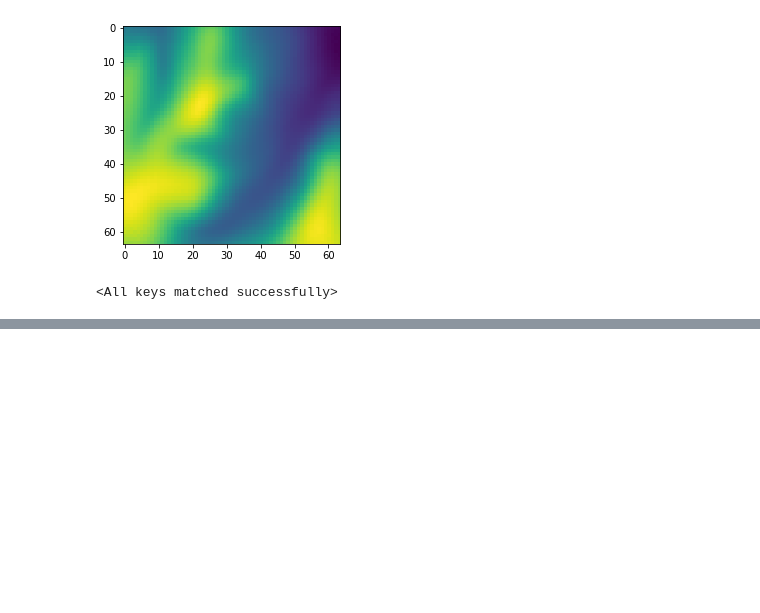
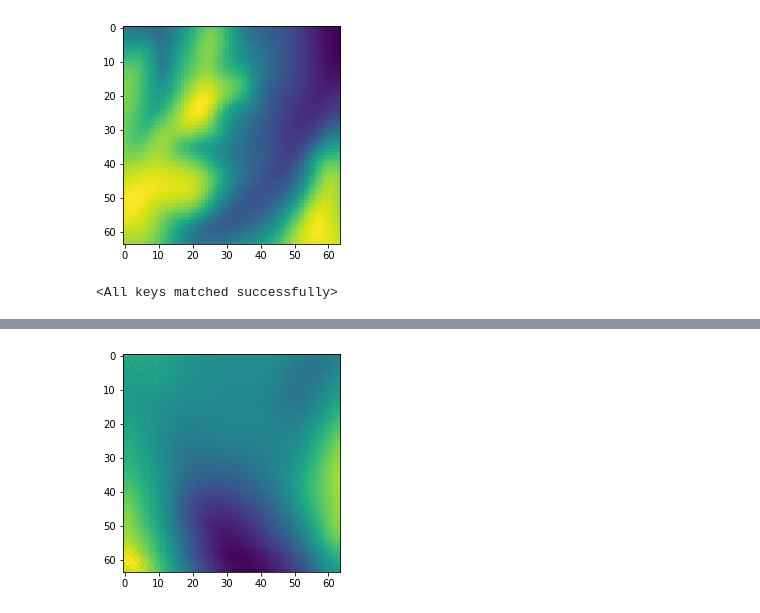
Before and after one commit to nikitakuchur/landscape-generator, a Jupyter notebook: variational_autoencoder.ipynb, the cells around one changed output, grey strips where cells are left out. Cells and saved outputs as stored; diff of their text form; code cells hidden in the pictures; blank space fills up the shorter version.

```diff
--- a/variational_autoencoder.ipynb
+++ b/variational_autoencoder.ipynb
@@ -243,0 +274,11 @@ plt.show()
+# %%
+part2 = out2[0][0][0:32, 0:32]
+t2 = F.interpolate(part2.view(1, 1, 32, 32), 64)
+
+out_part2 = vae(t2)
+plt.imshow(out_part2[0].view(64, 64).cpu().detach().numpy())
+plt.show()
+
+out3 = out_part2[0]
+# %% [output]
+[figure, added]
```
Also changed, not shown: parts of 10 cells of this notebook.
